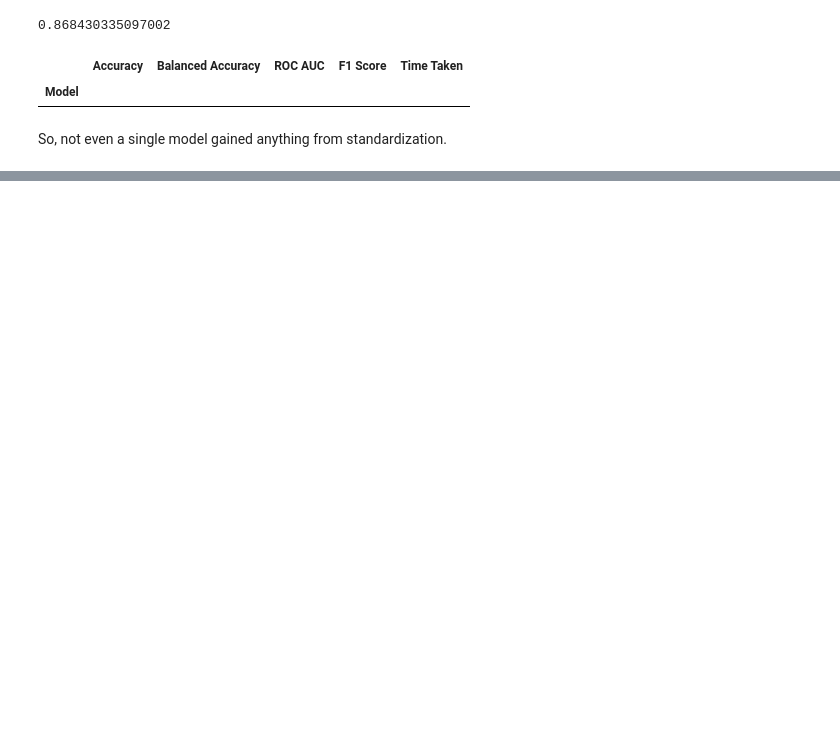
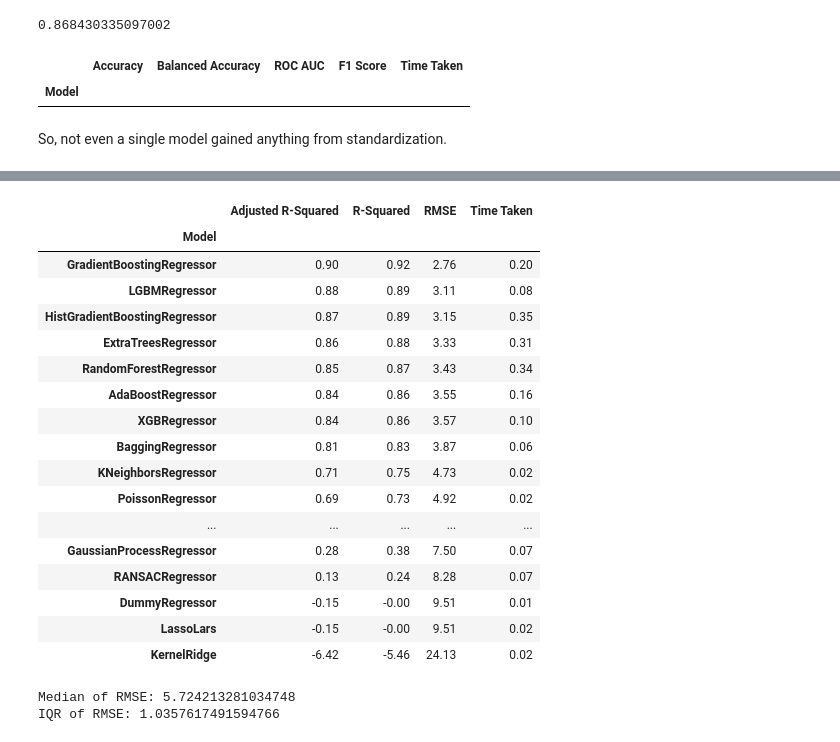
Before and after one commit to Yasir323/lazy-import, a Jupyter notebook: Lazy_Import_and_Pyforest.ipynb, the cells around one changed output, grey strips where cells are left out. Drawn from its saved outputs; the diff is of its cells as text; code cells hidden in the pictures; blank space fills up the shorter version.

```diff
--- a/Lazy_Import_and_Pyforest.ipynb
+++ b/Lazy_Import_and_Pyforest.ipynb
@@ -204,0 +255,32 @@ So, not even a single model gained anything from standardization.
+# %%
+scaler.fit(X_train)
+X_train = scaler.transform(X_train)
+X_test = scaler.transform(X_test)
+# %%
+clf = LazyRegressor(verbose=0,ignore_warnings=True, custom_metric=None)
+models4, predictions4 = clf.fit(X_train, X_test, y_train, y_test)
+models4
+# %% [output]
+|  | Adjusted R-Squared | R-Squared | RMSE | Time Taken |
+| Model |  |  |  |  |
+| GradientBoostingRegressor | 0.90 | 0.92 | 2.76 | 0.20 |
+| LGBMRegressor | 0.88 | 0.89 | 3.11 | 0.08 |
+| HistGradientBoostingRegressor | 0.87 | 0.89 | 3.15 | 0.35 |
+| ExtraTreesRegressor | 0.86 | 0.88 | 3.33 | 0.31 |
+| RandomForestRegressor | 0.85 | 0.87 | 3.43 | 0.34 |
+| AdaBoostRegressor | 0.84 | 0.86 | 3.55 | 0.16 |
+| XGBRegressor | 0.84 | 0.86 | 3.57 | 0.10 |
+| BaggingRegressor | 0.81 | 0.83 | 3.87 | 0.06 |
+| KNeighborsRegressor | 0.71 | 0.75 | 4.73 | 0.02 |
+| PoissonRegressor | 0.69 | 0.73 | 4.92 | 0.02 |
+| ... | ... | ... | ... | ... |
+| GaussianProcessRegressor | 0.28 | 0.38 | 7.50 | 0.07 |
+| RANSACRegressor | 0.13 | 0.24 | 8.28 | 0.07 |
+| DummyRegressor | -0.15 | -0.00 | 9.51 | 0.01 |
+| LassoLars | -0.15 | -0.00 | 9.51 | 0.02 |
+| KernelRidge | -6.42 | -5.46 | 24.13 | 0.02 |
+# %%
+print(f'Median of RMSE: {models4.RMSE.median()}\nIQR of RMSE: {models4.RMSE.quantile(0.75) - models4.RMSE.quantile(0.25)}')
+# %% [output]
+Median of RMSE: 5.724213281034748
+IQR of RMSE: 1.0357617491594766
```
Also changed, not shown: parts of 23 cells of this notebook.
